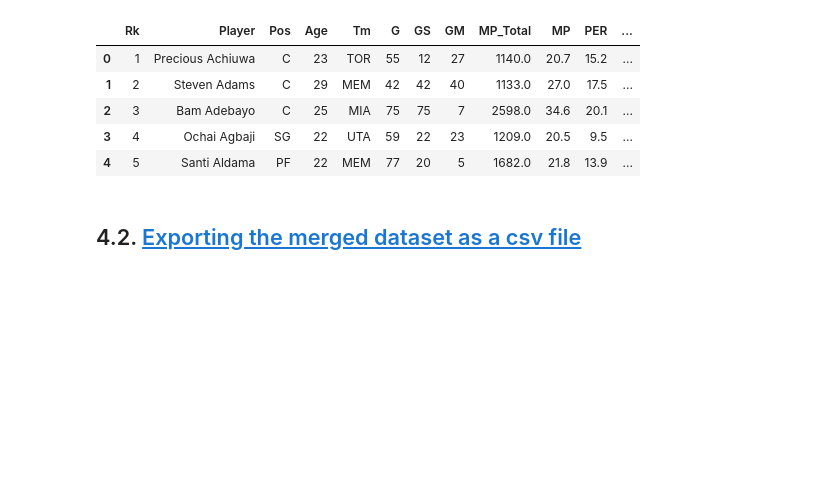
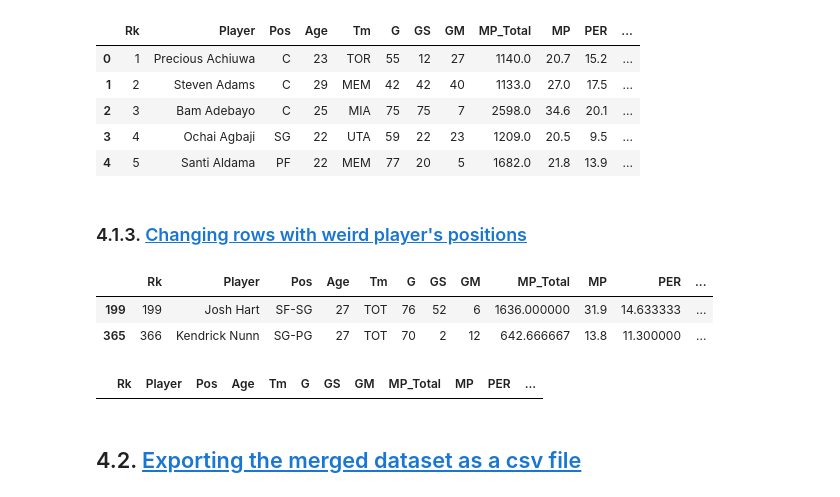
Before and after one commit to brunopiato/NBA_2022-2023, a Jupyter notebook: notebooks/NBA_Season22_23.ipynb, the cells around one changed output. Saved outputs shown, nothing was run; the diff lists cells and outputs as text; code cells hidden in the pictures; blank space fills up the shorter version.

Commit message:
fixing things in merged dataframe

```diff
--- a/notebooks/NBA_Season22_23.ipynb
+++ b/notebooks/NBA_Season22_23.ipynb
@@ -799,3 +803,11 @@ df.head()
 | 2 | 3 | Bam Adebayo | C | 25 | MIA | 75 | 75 | 7 | 2598.0 | 34.6 | 20.1 | ... |
 | 3 | 4 | Ochai Agbaji | SG | 22 | UTA | 59 | 22 | 23 | 1209.0 | 20.5 | 9.5 | ... |
 | 4 | 5 | Santi Aldama | PF | 22 | MEM | 77 | 20 | 5 | 1682.0 | 21.8 | 13.9 | ... |
+# %% [markdown]
+### 4.1.3. <a id='toc4_1_3_'></a>[Changing rows with weird player's positions](#toc0_)
+# %%
+df[(df['Pos'] == 'SF-SG') | (df['Pos'] == 'SG-PG')]
+# %% [output]
+|  | Rk | Player | Pos | Age | Tm | G | GS | GM | MP_Total | MP | PER | ... |
+| 199 | 199 | Josh Hart | SF-SG | 27 | TOT | 76 | 52 | 6 | 1636.000000 | 31.9 | 14.633333 | ... |
+| 365 | 366 | Kendrick Nunn | SG-PG | 27 | TOT | 70 | 2 | 12 | 642.666667 | 13.8 | 11.300000 | ... |
@@ -802,3 +817,7 @@ df.head()
+# %%
+df[(df['Pos'] == 'SF-SG') | (df['Pos'] == 'SG-PG')]
+# %% [output]
+|  | Rk | Player | Pos | Age | Tm | G | GS | GM | MP_Total | MP | PER | ... |
 # %% [markdown]
 ## 4.2. <a id='toc4_2_'></a>[Exporting the merged dataset as a csv file](#toc0_)
 # %%
```
Also changed, not shown: parts of 7 cells of this notebook, 2 other files.
